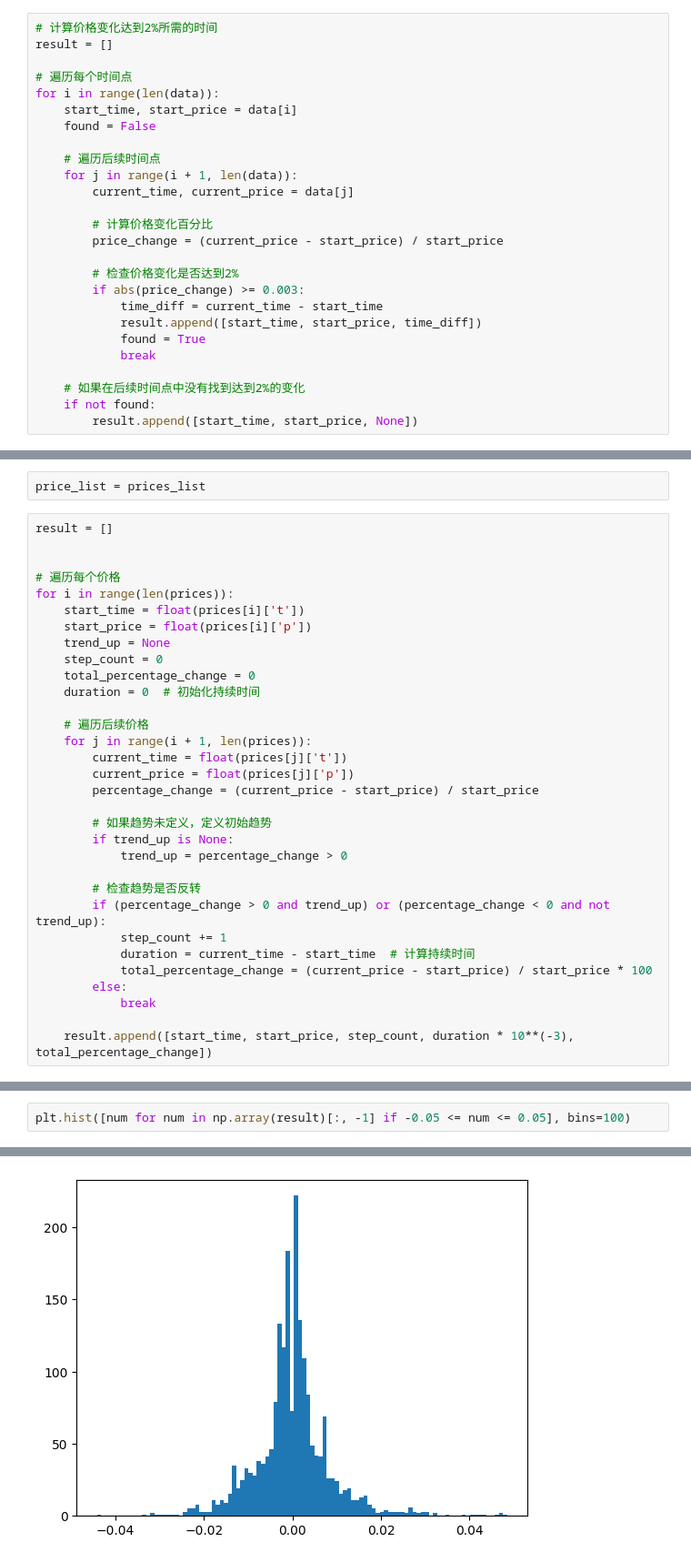
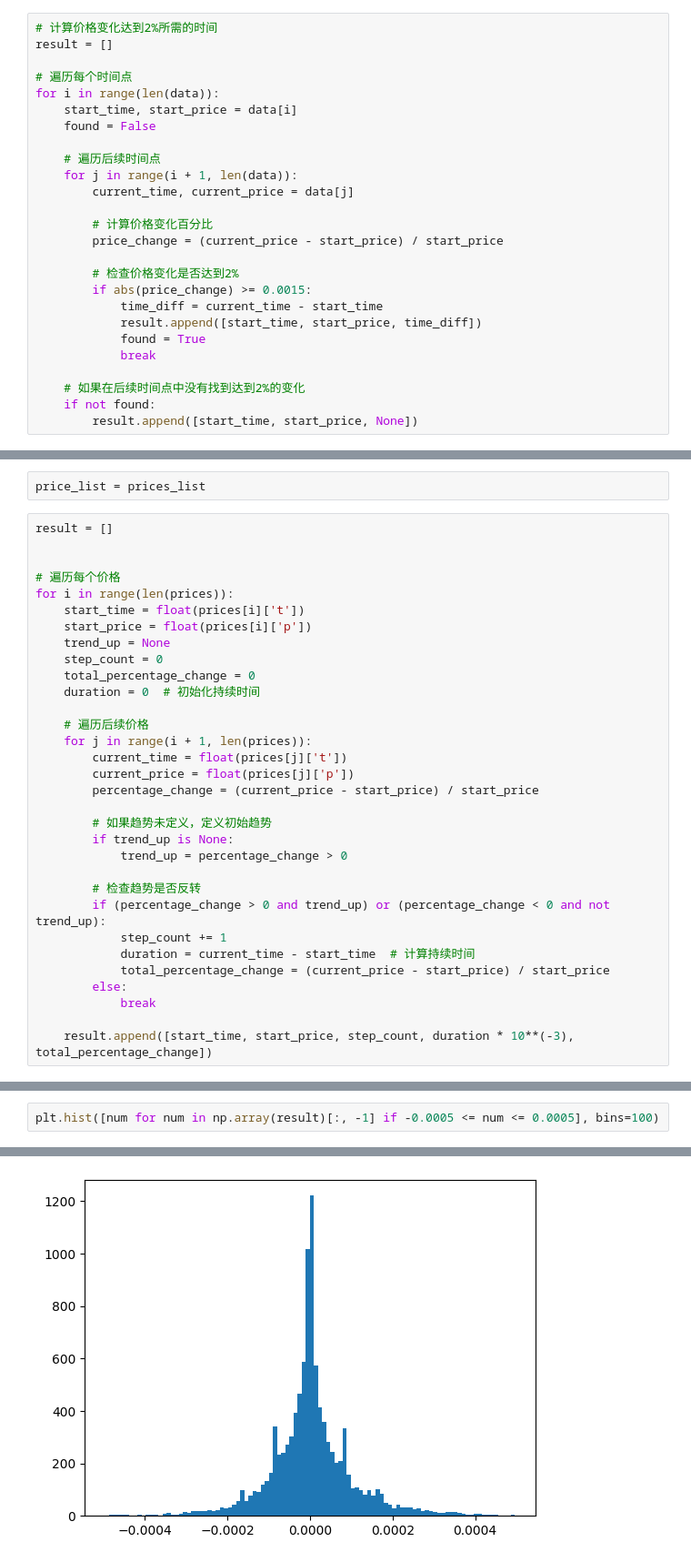
Before and after one commit to washingtonbase/binance, a Jupyter notebook: price-plot.ipynb, the cells around one changed output, grey strips where cells are left out. Shown at 91% size. Drawn from its saved outputs; the diff is of its cells as text.

```diff
--- a/price-plot.ipynb
+++ b/price-plot.ipynb
@@ -120,7 +141,7 @@ for i in range(len(data)):
         price_change = (current_price - start_price) / start_price
 
         # 检查价格变化是否达到2%
-        if abs(price_change) >= 0.003:
+        if abs(price_change) >= 0.0015:
             time_diff = current_time - start_time
             result.append([start_time, start_price, time_diff])
             found = True
@@ -179,7 +200,7 @@ for i in range(len(prices)):
         if (percentage_change > 0 and trend_up) or (percentage_change < 0 and not trend_up):
             step_count += 1
             duration = current_time - start_time  # 计算持续时间
-            total_percentage_change = (current_price - start_price) / start_price * 100
+            total_percentage_change = (current_price - start_price) / start_price
         else:
             break
 
@@ -212,3 +233,3 @@ plt.hist(np.array(result)[:, -1], bins= 100)
 # %%
-plt.hist([num for num in np.array(result)[:, -1] if -0.05 <= num <= 0.05], bins=100)
+plt.hist([num for num in np.array(result)[:, -1] if -0.0005 <= num <= 0.0005], bins=100)
 # %% [output]
@@ -231,3 +252,3 @@ plt.hist([num for num in np.array(result)[:, -1] if -0.05 <= num <= 0.05], bins=
  <BarContainer object of 100 artists>)
-[figure, old version]
+[figure, new version]
 # %%
```
Also changed, not shown: parts of 20 cells of this notebook.
